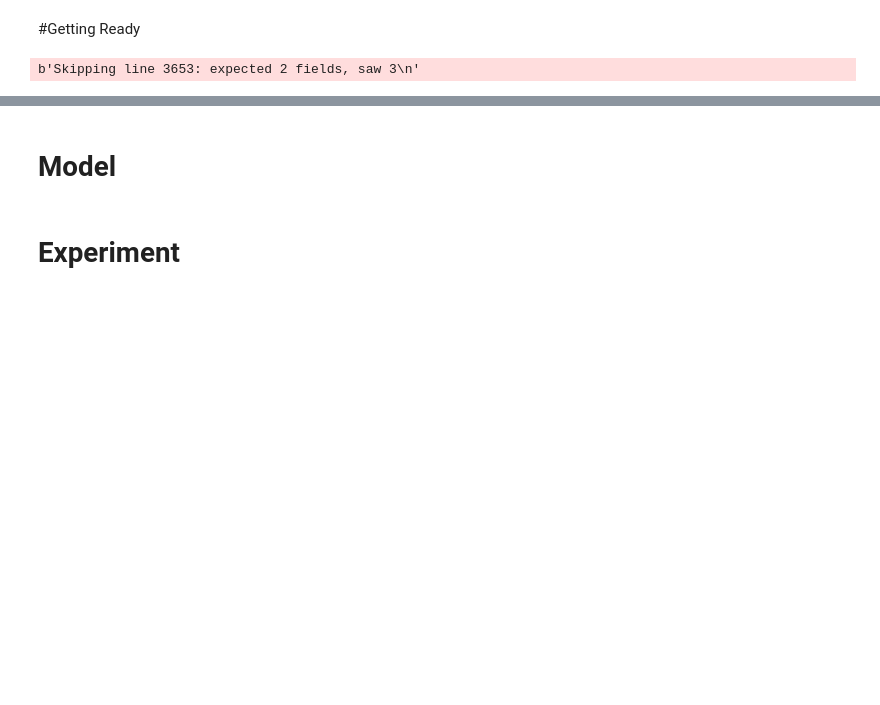
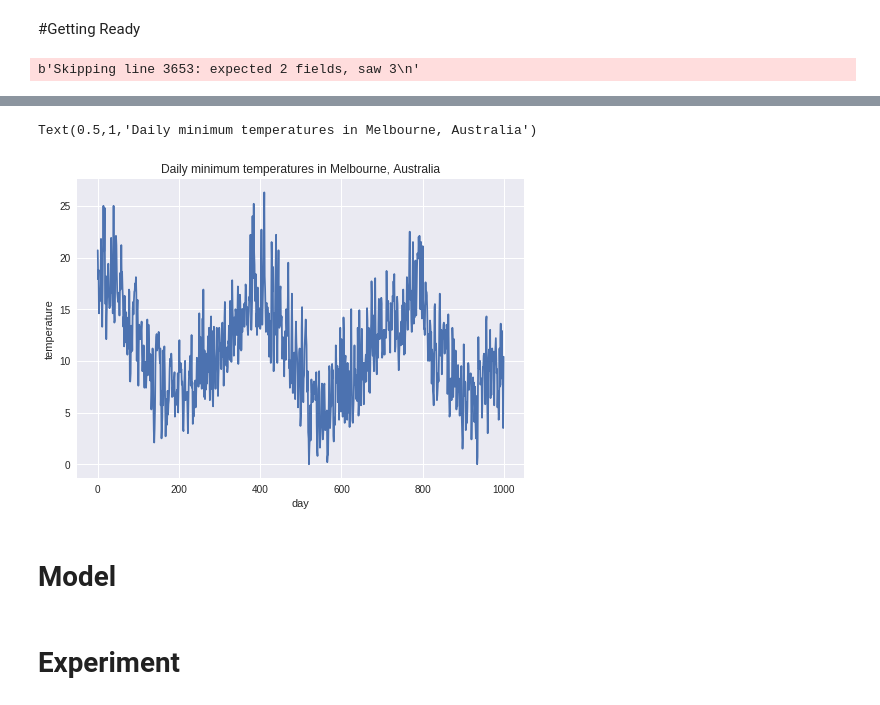
Before and after one commit to iegorval/neural_nets, a Jupyter notebook: Weather.ipynb, the cells around one changed output, grey strips where cells are left out. Drawn from its saved outputs; the diff is of its cells as text; code cells hidden in the pictures; blank space fills up the shorter version.

```diff
--- a/Weather.ipynb
+++ b/Weather.ipynb
@@ -56,6 +57,14 @@ train_np_expanded = np.repeat(x_train_reshaped[:,np.newaxis], context_length, 1)
 for i in range(1,context_length):
     train_np_expanded[:-i,i,:] = train_np_expanded[i:,i,:]
 x_train = train_np_expanded[:-context_length,:,:]
+# %%
+plt.plot(x_train_reshaped[:1000])
+plt.xlabel("day")
+plt.ylabel("temperature")
+plt.title("Daily minimum temperatures in Melbourne, Australia")
+# %% [output]
+Text(0.5,1,'Daily minimum temperatures in Melbourne, Australia')
+[figure, added]
 # %% [markdown]
 # Model
 # %%
```
Also changed, not shown: parts of 17 cells of this notebook.
